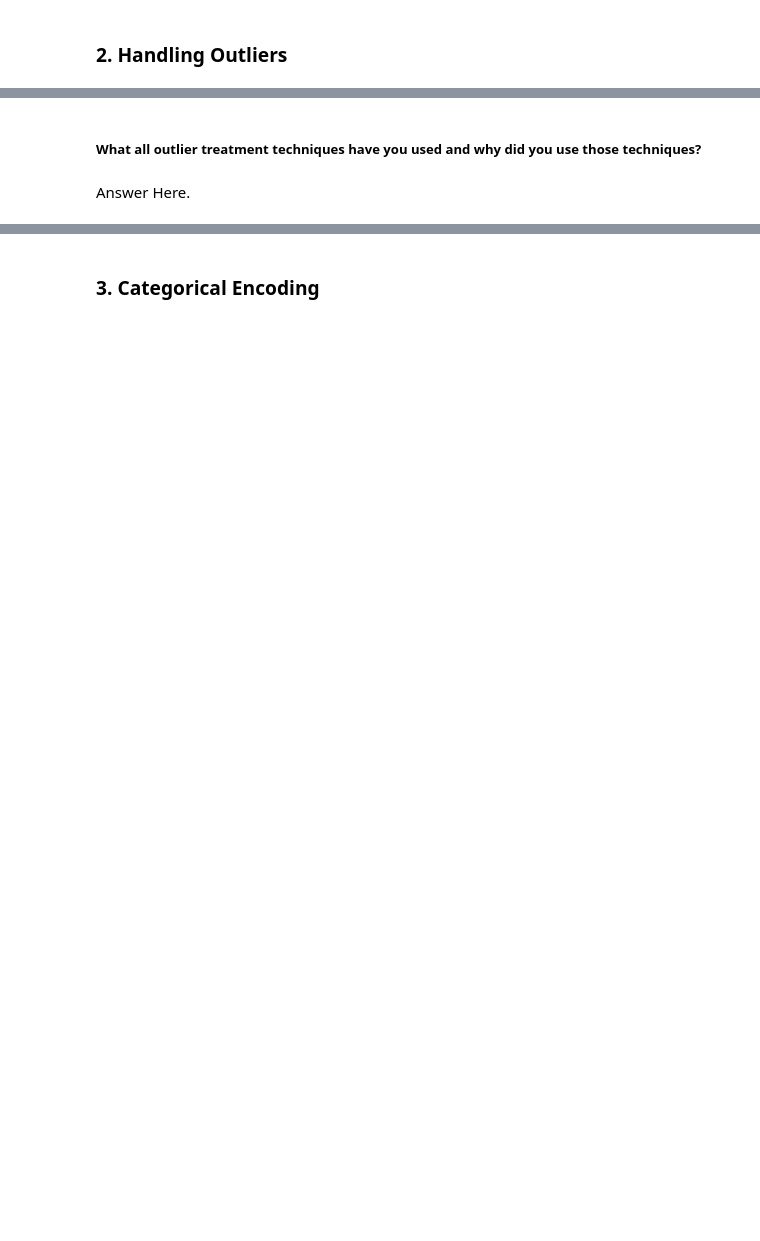
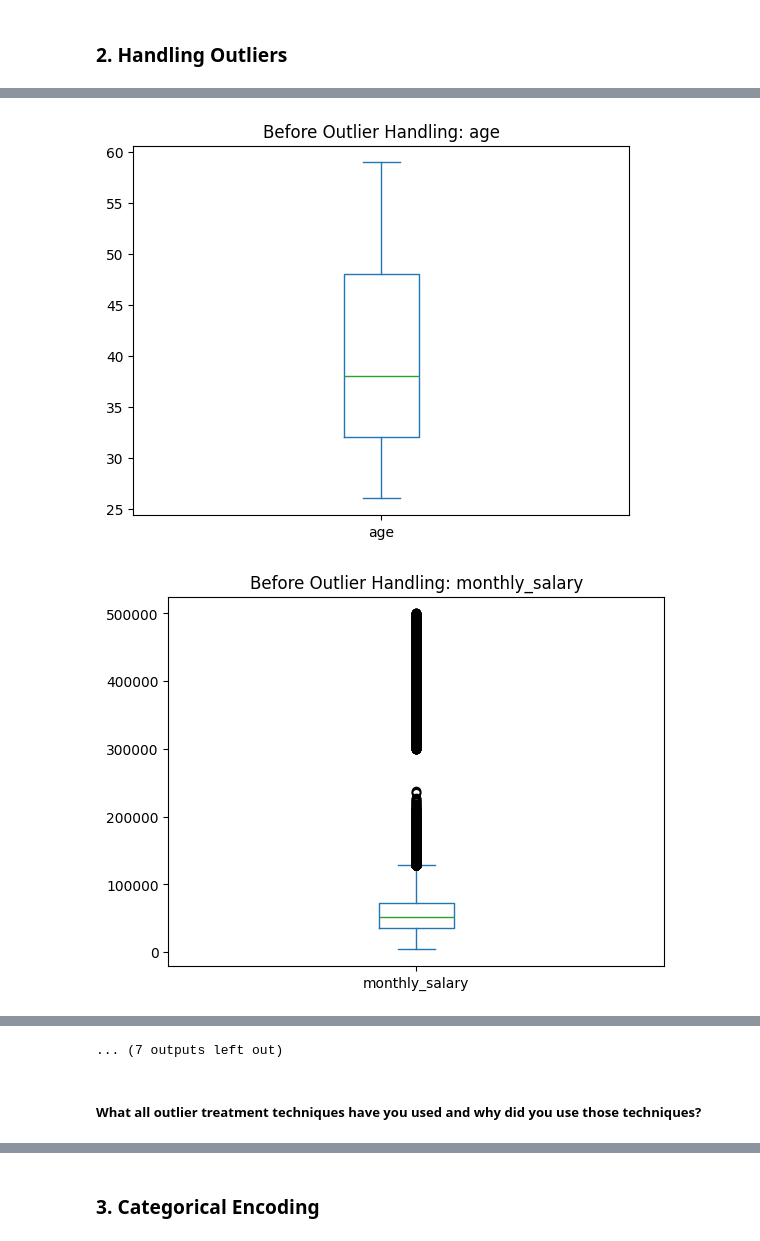
Before and after one commit to viraj-gavade/EMI-Predict-AI---Intelligent-Financial-Risk-Assessment-Platform, a Jupyter notebook: Sample_ML_Submission_Template.ipynb, the cells around one changed output, grey strips where cells are left out. Cells and saved outputs as stored; diff of their text form; code cells hidden in the pictures; blank space fills up the shorter version.

```diff
--- a/Sample_ML_Submission_Template.ipynb
+++ b/Sample_ML_Submission_Template.ipynb
@@ -882,0 +971,19 @@ Answer Here.
+# %%
+# Handling Outliers & Outlier treatments
+numeric_cols = df.select_dtypes(include=['int64', 'float64']).columns
+
+outlier_summary = {}
+
+for col in numeric_cols:
+    Q1 = df[col].quantile(0.25)
+    Q3 = df[col].quantile(0.75)
+    IQR = Q3 - Q1
+    lower_bound = Q1 - 1.5 * IQR
+    upper_bound = Q3 + 1.5 * IQR
+
+    outliers = df[(df[col] < lower_bound) | (df[col] > upper_bound)][col]
+    outlier_summary[col] = len(outliers)
+
+# Display number of outliers per column
+outlier_df = pd.DataFrame(list(outlier_summary.items()), columns=['Column', 'Outlier_Count'])
+print(outlier_df)
@@ -882,0 +1010,44 @@ Answer Here.
+# %%
+import numpy as np
+import matplotlib.pyplot as plt
+
+
+numeric_cols = df.select_dtypes(include=['int64', 'float64']).columns
+
+for col in numeric_cols:
+    plt.figure()
+    df[col].plot(kind='box', title=f"Before Outlier Handling: {col}")
+    plt.show()
+
+
+def cap_outliers(df):
+    df_capped = df.copy()
+    for col in numeric_cols:
+        Q1 = df_capped[col].quantile(0.25)
+        Q3 = df_capped[col].quantile(0.75)
+        IQR = Q3 - Q1
+        lower = Q1 - 1.5 * IQR
+        upper = Q3 + 1.5 * IQR
+
+        df_capped[col] = np.where(df_capped[col] < lower, lower,
+                           np.where(df_capped[col] > upper, upper, df_capped[col]))
+    return df_capped
+
+df = cap_outliers(df)
+
+
+outlier_summary = []
+for col in numeric_cols:
+    Q1 = df[col].quantile(0.25)
+    Q3 = df[col].quantile(0.75)
+    IQR = Q3 - Q1
+    lower = Q1 - 1.5 * IQR
+    upper = Q3 + 1.5 * IQR
+    outlier_count = ((df[col] < lower) | (df[col] > upper)).sum()
+    outlier_summary.append((col, outlier_count))
+
+outlier_df = pd.DataFrame(outlier_summary, columns=["Column", "Outlier_Count"])
+print(outlier_df)
+# %% [output]
+[figure, added]
+[figure, added]
@@ -883,4 +1064,3 @@ Answer Here.
+... (7 outputs left out)
 # %% [markdown]
 ##### What all outlier treatment techniques have you used and why did you use those techniques?
-# %% [markdown]
-Answer Here.
```
Also changed, not shown: parts of 55 cells of this notebook, 2 other files.
